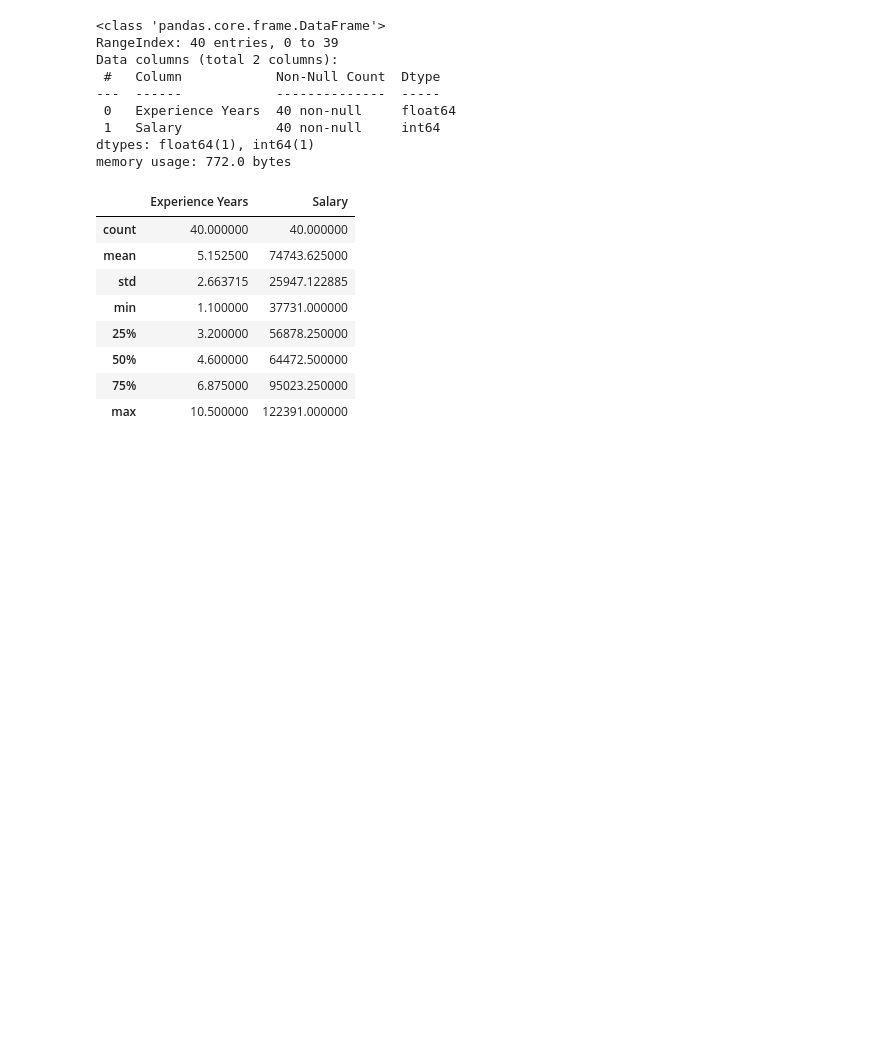
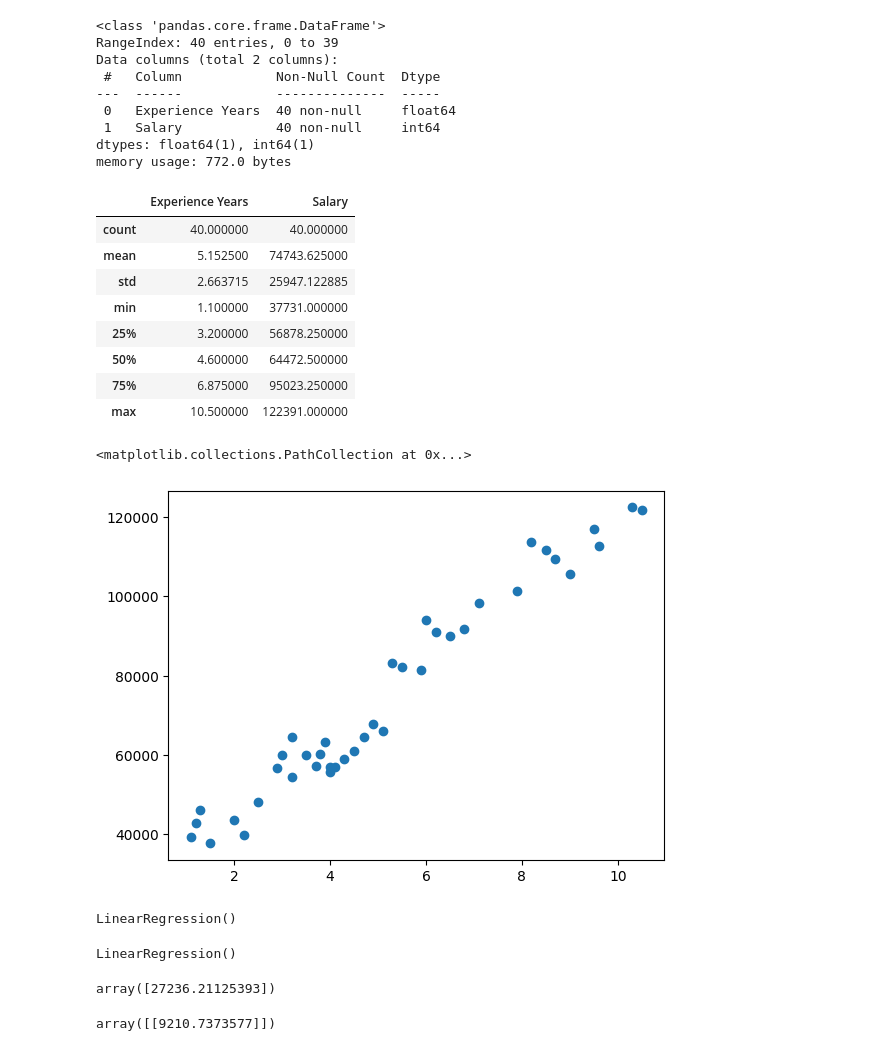
Before and after one commit to NotAScratch/AI, a Jupyter notebook: week3.ipynb, the cells around one changed output. Cells and saved outputs as stored; diff of their text form; code cells hidden in the pictures; blank space fills up the shorter version.

Commit message:
Add Week 4 notebook with data visualization on salary trends

```diff
--- a/week3.ipynb
+++ b/week3.ipynb
@@ -49,0 +52,5 @@ df.describe()
+# %%
+plt.scatter(df['Experience Years'], df['Salary'])
+# %% [output]
+<matplotlib.collections.PathCollection at 0x...>
+[figure, added]
@@ -49,0 +68,16 @@ df.describe()
+# %%
+model
+# %% [output]
+LinearRegression()
+# %%
+model.fit(x_train, y_train)
+# %% [output]
+LinearRegression()
+# %%
+model.intercept_
+# %% [output]
+array([27236.21125393])
+# %%
+model.coef_
+# %% [output]
+array([[9210.7373577]])
```
Also changed, not shown: parts of 11 cells of this notebook.
